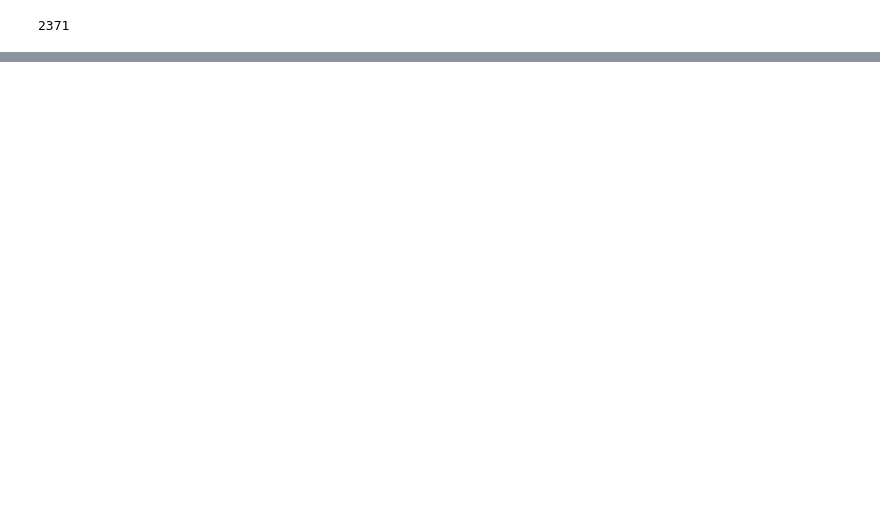
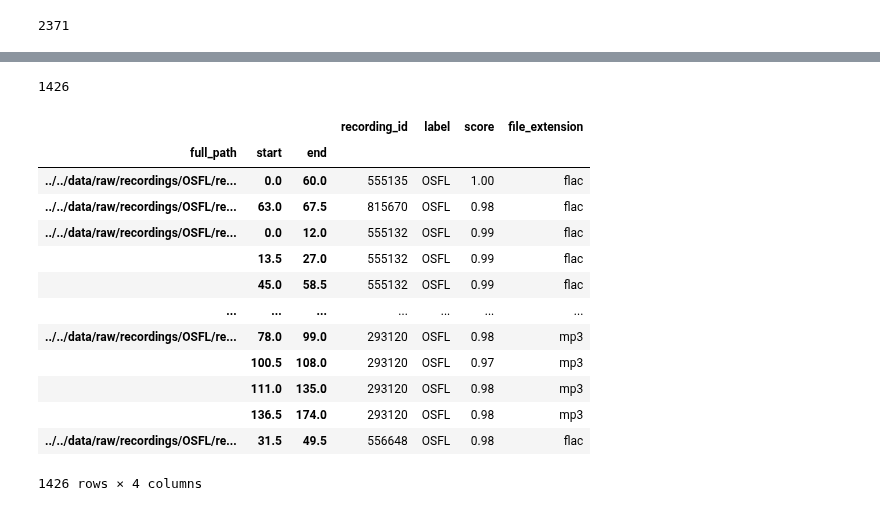
Before and after one commit to Mgallimore88/osfl_cnn_recognizer, a Jupyter notebook: notebooks/exploratory_nbs/1.18-mjg-osfl-eda-generate-extra-samples.ipynb, the cells around one changed output, grey strips where cells are left out. Cells and saved outputs as stored; diff of their text form; code cells hidden in the pictures; blank space fills up the shorter version.

Commit message:
get from hawkears output into a multi index pandas dataframe of high scoring osfls

```diff
--- a/notebooks/exploratory_nbs/1.18-mjg-osfl-eda-generate-extra-samples.ipynb
+++ b/notebooks/exploratory_nbs/1.18-mjg-osfl-eda-generate-extra-samples.ipynb
@@ -103,0 +137,4 @@ df_full = pd.read_csv(data_path / "raw" / "TrainingData_BU&Public_CWS_with_rec_l
+# %%
+recordings_df = pd.DataFrame(recordings_on_disk, columns=["full_path"])
+recordings_df['file_id'] = recordings_df['full_path'].apply(lambda x: int(x.split("/")[-1].split(".")[0].split("-")[1]))
+recordings_df['file_extension'] = recordings_df['full_path'].apply(lambda x: x.split("/")[-1].split(".")[1])
@@ -103,0 +143,5 @@ df_full = pd.read_csv(data_path / "raw" / "TrainingData_BU&Public_CWS_with_rec_l
+# %%
+# drop the recordings_df rows which are not in the train_split
+recordings_df = recordings_df[recordings_df['file_id'].isin(train_split.index.values)]
+# make a dictionary from file id to file extension
+file_id_to_ext_dict = recordings_df.set_index('file_id')['file_extension'].to_dict()
@@ -103,0 +161,10 @@ df_full = pd.read_csv(data_path / "raw" / "TrainingData_BU&Public_CWS_with_rec_l
+# %%
+# concat and parse the hawkears output files
+result_df = pd.concat(dfs, ignore_index=True)
+result_df[['label', 'score']] = result_df['label;score'].str.split(';', expand=True)
+del(result_df['label;score'])
+
+# explicitly drop entries which were not in both the train split and the downloaded recordings.
+result_df.drop(result_df[~result_df['recording_id'].isin(file_id_to_ext_dict.keys())].index, inplace=True)
+result_df['file_extension'] = result_df['recording_id'].map(lambda x: file_id_to_ext_dict[x])
+len(result_df)
@@ -103,0 +173,8 @@ df_full = pd.read_csv(data_path / "raw" / "TrainingData_BU&Public_CWS_with_rec_l
+# %%
+start_of_path = "../../data/raw/recordings/OSFL/recording-"
+result_df['full_path'] = start_of_path + result_df['recording_id'].astype(str) + "." + result_df['file_extension']
+# drop all the rows where the label is not "OSFL"
+result_df.drop(result_df[result_df['label'] != 'OSFL'].index, inplace=True)
+# drop all the rows where the score is less than 0.99
+top_osfls = result_df.drop(result_df[result_df['score'].astype(float) < 0.97].index)
+top_osfls.head()
@@ -103,0 +188,21 @@ df_full = pd.read_csv(data_path / "raw" / "TrainingData_BU&Public_CWS_with_rec_l
+# %%
+len(top_osfls)
+# %% [output]
+1426
+# %%
+top_osfls.set_index(['full_path', 'start', 'end'])
+# %% [output]
+|  |  |  | recording_id | label | score | file_extension |
+| full_path | start | end |  |  |  |  |
+| ../../data/raw/recordings/OSFL/re... | 0.0 | 60.0 | 555135 | OSFL | 1.00 | flac |
+| ../../data/raw/recordings/OSFL/re... | 63.0 | 67.5 | 815670 | OSFL | 0.98 | flac |
+| ../../data/raw/recordings/OSFL/re... | 0.0 | 12.0 | 555132 | OSFL | 0.99 | flac |
+|  | 13.5 | 27.0 | 555132 | OSFL | 0.99 | flac |
+|  | 45.0 | 58.5 | 555132 | OSFL | 0.99 | flac |
+| ... | ... | ... | ... | ... | ... | ... |
+| ../../data/raw/recordings/OSFL/re... | 78.0 | 99.0 | 293120 | OSFL | 0.98 | mp3 |
+|  | 100.5 | 108.0 | 293120 | OSFL | 0.97 | mp3 |
+|  | 111.0 | 135.0 | 293120 | OSFL | 0.98 | mp3 |
+|  | 136.5 | 174.0 | 293120 | OSFL | 0.98 | mp3 |
+| ../../data/raw/recordings/OSFL/re... | 31.5 | 49.5 | 556648 | OSFL | 0.98 | flac |
+1426 rows × 4 columns
```
Also changed, not shown: parts of 21 cells of this notebook.
